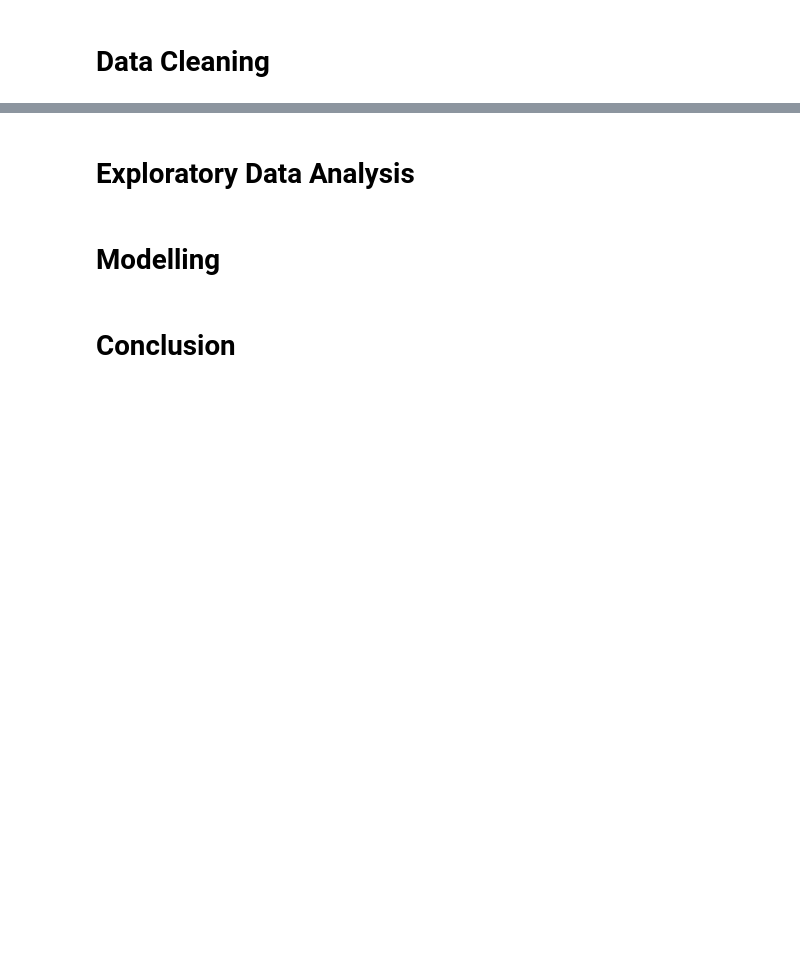
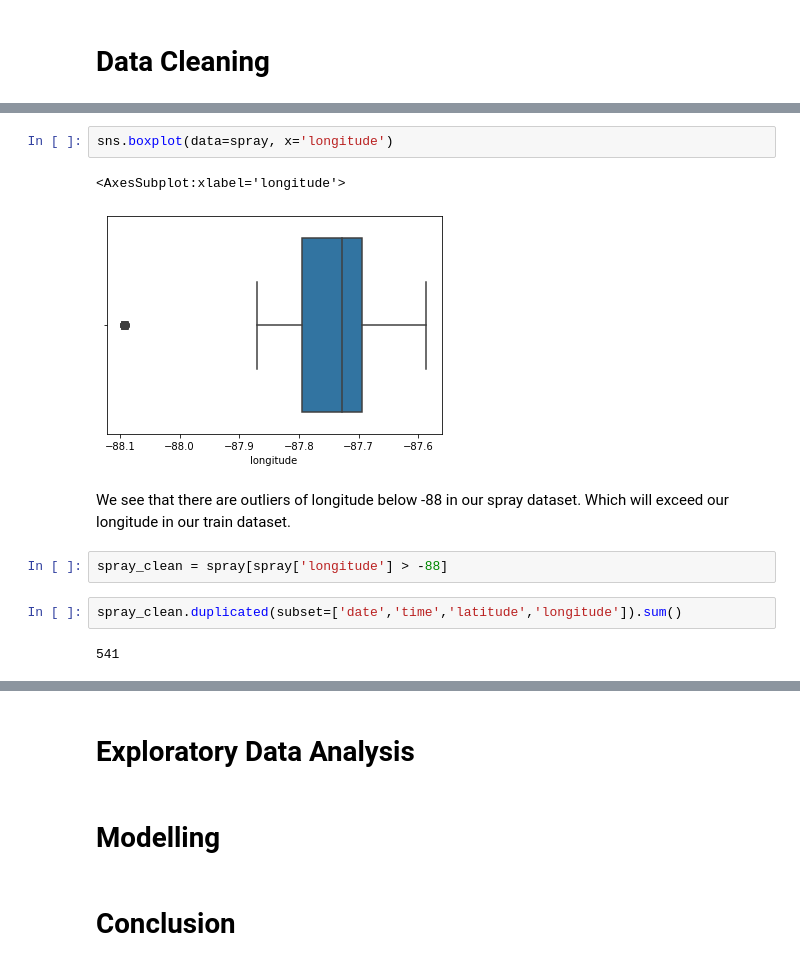
Before and after one commit to kkhalis/project_4, a Jupyter notebook: Project 4 - West Nile Virus Prediction_Khalis.ipynb, the cells around one changed output, grey strips where cells are left out. Saved outputs shown, nothing was run; the diff lists cells and outputs as text; blank space fills up the shorter version.

Commit message:
Initial data cleaning. Removed map.png

```diff
--- a/Project 4 - West Nile Virus Prediction_Khalis.ipynb
+++ b/Project 4 - West Nile Virus Prediction_Khalis.ipynb
@@ -187,0 +175,13 @@ plt.savefig('map.png')
+# %%
+sns.boxplot(data=spray, x='longitude')
+# %% [output]
+<AxesSubplot:xlabel='longitude'>
+[figure, added]
+# %% [markdown]
+We see that there are outliers of longitude below -88 in our spray dataset. Which will exceed our longitude in our train dataset.
+# %%
+spray_clean = spray[spray['longitude'] > -88]
+# %%
+spray_clean.duplicated(subset=['date','time','latitude','longitude']).sum()
+# %% [output]
+541
```
Also changed, not shown: parts of 49 cells of this notebook, 1 other file.
